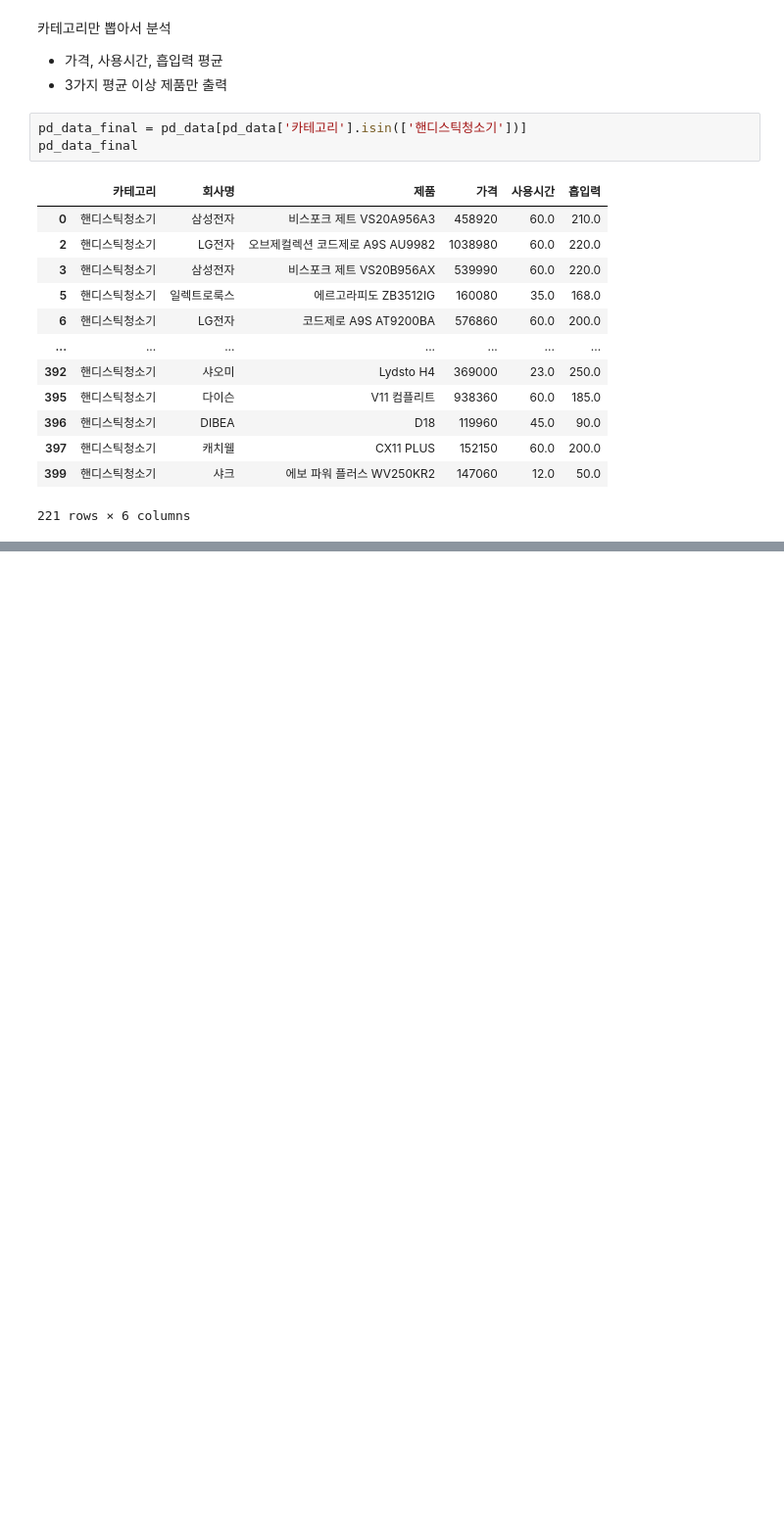
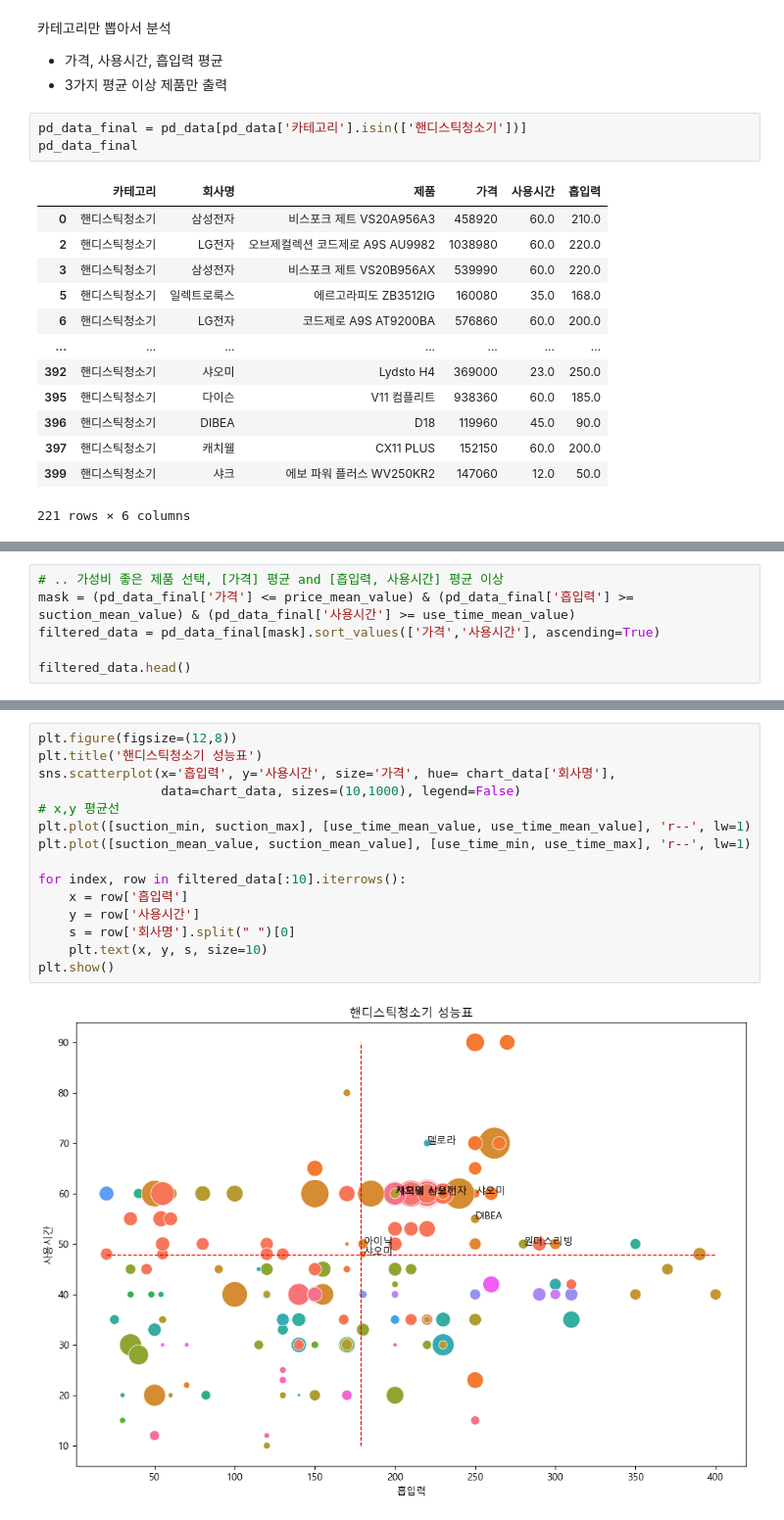
Before and after one commit to manki8908/Class_TJ_c11, a Jupyter notebook: crawling/script/pcrawl_12_selenium6_다나와시각화.ipynb, the cells around one changed output, grey strips where cells are left out. Shown at 98% size. Saved outputs shown, nothing was run; the diff lists cells and outputs as text; blank space fills up the shorter version.

```diff
--- a/crawling/script/pcrawl_12_selenium6_다나와시각화.ipynb
+++ b/crawling/script/pcrawl_12_selenium6_다나와시각화.ipynb
@@ -178,0 +245,6 @@ pd_data_final.to_csv('2_result_preprocessing.csv', index=False)
+# %%
+# .. 가성비 좋은 제품 선택, [가격] 평균 and [흡입력, 사용시간] 평균 이상
+mask = (pd_data_final['가격'] <= price_mean_value) & (pd_data_final['흡입력'] >= suction_mean_value) & (pd_data_final['사용시간'] >= use_time_mean_value)
+filtered_data = pd_data_final[mask].sort_values(['가격','사용시간'], ascending=True)
+
+filtered_data.head()
@@ -178,0 +305,17 @@ pd_data_final.to_csv('2_result_preprocessing.csv', index=False)
+# %%
+plt.figure(figsize=(12,8))
+plt.title('핸디스틱청소기 성능표')
+sns.scatterplot(x='흡입력', y='사용시간', size='가격', hue= chart_data['회사명'],
+                data=chart_data, sizes=(10,1000), legend=False)
+# x,y 평균선
+plt.plot([suction_min, suction_max], [use_time_mean_value, use_time_mean_value], 'r--', lw=1)
+plt.plot([suction_mean_value, suction_mean_value], [use_time_min, use_time_max], 'r--', lw=1)
+
+for index, row in filtered_data[:10].iterrows():
+    x = row['흡입력']
+    y = row['사용시간']
+    s = row['회사명'].split(" ")[0]
+    plt.text(x, y, s, size=10)
+plt.show()
+# %% [output]
+[figure, added]
```
Also changed, not shown: parts of 15 cells of this notebook, 11 other files.
